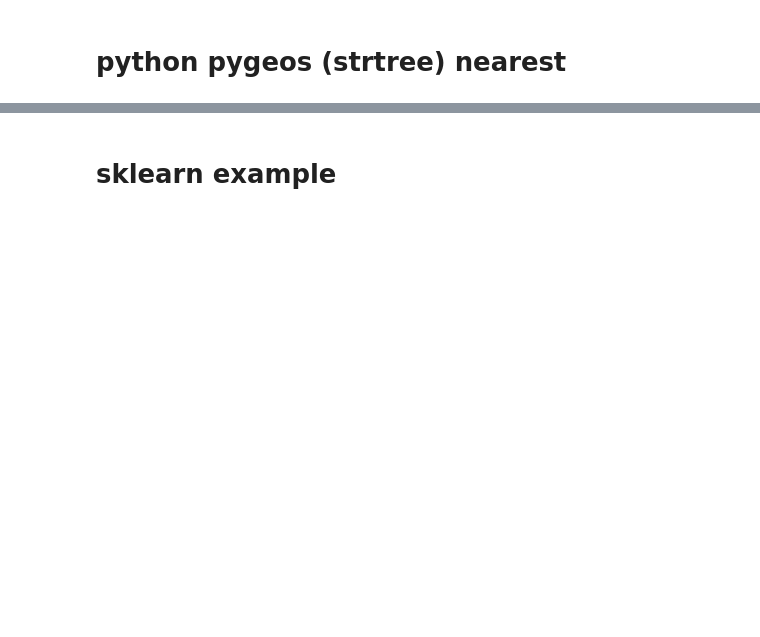
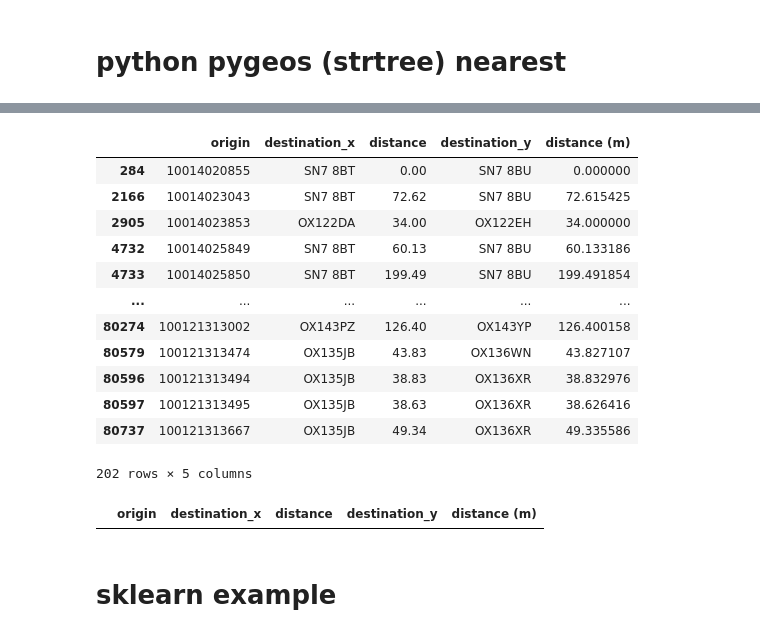
Before and after one commit to carlospadron/Notes, a Jupyter notebook: spatial_exercises/nearest_neighbour/nearest_neighbour.ipynb, the cells around one changed output, grey strips where cells are left out. Drawn from its saved outputs; the diff is of its cells as text; code cells hidden in the pictures; blank space fills up the shorter version.

```diff
--- a/spatial_exercises/nearest_neighbour/nearest_neighbour.ipynb
+++ b/spatial_exercises/nearest_neighbour/nearest_neighbour.ipynb
@@ -442,11 +477,0 @@ knn.sort_values('origin')
-# %%
-%%time
-#get ids of nearest neighbours
-knn = nearest_neighbour(uprn.geometry, codepoint.geometry)
-
-#get values for ids
-knn = uprn[['UPRN']].assign(
-    destination = codepoint.iloc[knn['destination']]['postcode'].to_list(),
-    distance = knn.distance.to_list()
-    )
-knn.columns = ['origin', 'destination', 'distance (m)']
@@ -486,11 +477,0 @@ knn = nearest_neighbour(uprn.geometry, codepoint.geometry, 1000000)
-# %%
-
-#get values for ids
-knn = pd.DataFrame(
-    {
-        'uprn' : uprn.iloc[knn['origin']]['uprn'].to_list(),
-        'destination' : codepoint.iloc[knn['destination']]['postcode'].to_list(),
-        'distance' : knn.distance.to_list()
-    }
-    )
-knn.columns = ['origin', 'destination', 'distance (m)']
@@ -522,14 +477,0 @@ knn.sort_values('origin')
-# %%
-%%time
-#get ids of nearest neighbours
-knn = nearest_neighbour(uprn.geometry, codepoint.geometry, 1000000)
-
-#get values for ids
-knn = pd.DataFrame(
-    {
-        'uprn' : uprn.iloc[knn['origin']]['uprn'].to_list(),
-        'destination' : codepoint.iloc[knn['destination']]['postcode'].to_list(),
-        'distance' : knn.distance.to_list()
-    }
-    )
-knn.columns = ['origin', 'destination', 'distance (m)']
@@ -539,3 +481,31 @@ Wall time: 4.32 s
+# %%
+sql = """SELECT * FROM os.knn"""
+data = pd.read_sql(sql, engine)
+
+data3 = pd.merge(data, knn, how = 'outer', on = 'origin')
+data3[data3['destination_x']!=data3['destination_y']]
+# %% [output]
+|  | origin | destination_x | distance | destination_y | distance (m) |
+| 284 | 10014020855 | SN7 8BT | 0.00 | SN7 8BU | 0.000000 |
+| 2166 | 10014023043 | SN7 8BT | 72.62 | SN7 8BU | 72.615425 |
+| 2905 | 10014023853 | OX122DA | 34.00 | OX122EH | 34.000000 |
+| 4732 | 10014025849 | SN7 8BT | 60.13 | SN7 8BU | 60.133186 |
+| 4733 | 10014025850 | SN7 8BT | 199.49 | SN7 8BU | 199.491854 |
+| ... | ... | ... | ... | ... | ... |
+| 80274 | 100121313002 | OX143PZ | 126.40 | OX143YP | 126.400158 |
+| 80579 | 100121313474 | OX135JB | 43.83 | OX136WN | 43.827107 |
+| 80596 | 100121313494 | OX135JB | 38.83 | OX136XR | 38.832976 |
+| 80597 | 100121313495 | OX135JB | 38.63 | OX136XR | 38.626416 |
+| 80737 | 100121313667 | OX135JB | 49.34 | OX136XR | 49.335586 |
+202 rows × 5 columns
+# %%
+sql = """SELECT * FROM os.knn"""
+data = pd.read_sql(sql, engine)
+
+data3 = pd.merge(data, knn, how = 'outer', on = 'origin')
+data3[data3['distance']!=data3['distance (m)'].round(2)]
+# %% [output]
+|  | origin | destination_x | distance | destination_y | distance (m) |
 # %% [markdown]
 # sklearn example
 # %%
```
Also changed, not shown: parts of 72 cells of this notebook.
